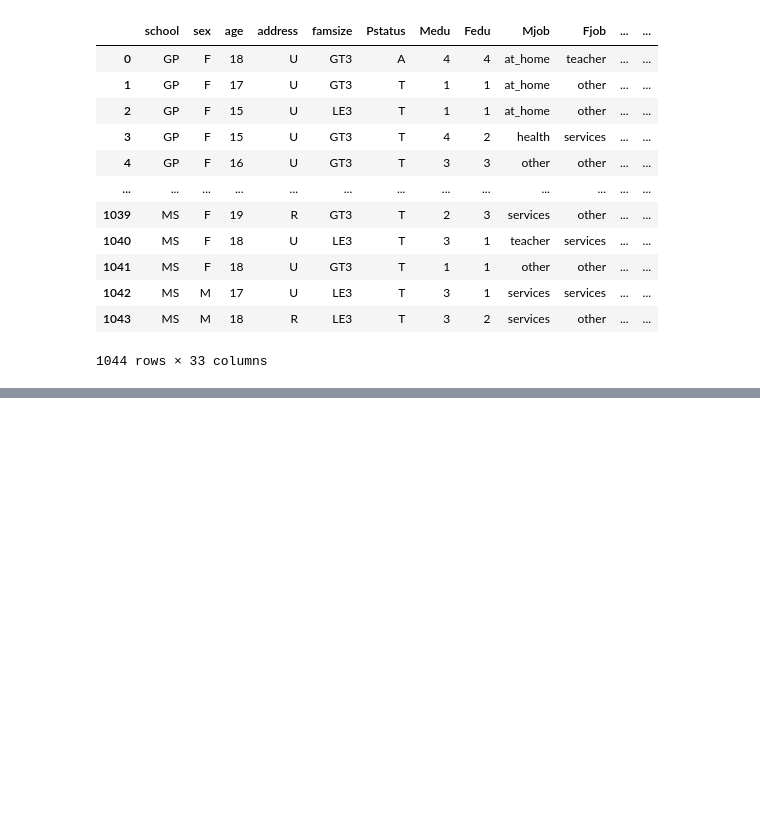
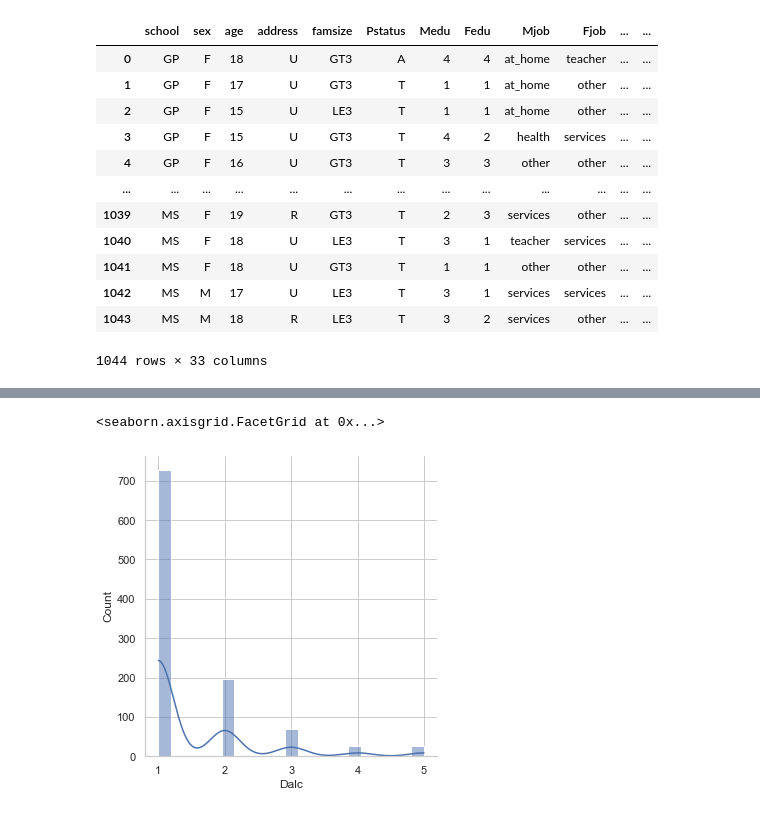
Before and after one commit to jaimiesj/health_outcomes, a Jupyter notebook: project_model.ipynb, the cells around one changed output, grey strips where cells are left out. Drawn from its saved outputs; the diff is of its cells as text; code cells hidden in the pictures; blank space fills up the shorter version.

```diff
--- a/project_model.ipynb
+++ b/project_model.ipynb
@@ -25,0 +40,5 @@ data
+# %%
+sns.displot(data['Dalc'],kde=True)
+# %% [output]
+<seaborn.axisgrid.FacetGrid at 0x...>
+[figure, added]
```
Also changed, not shown: parts of 13 cells of this notebook.
